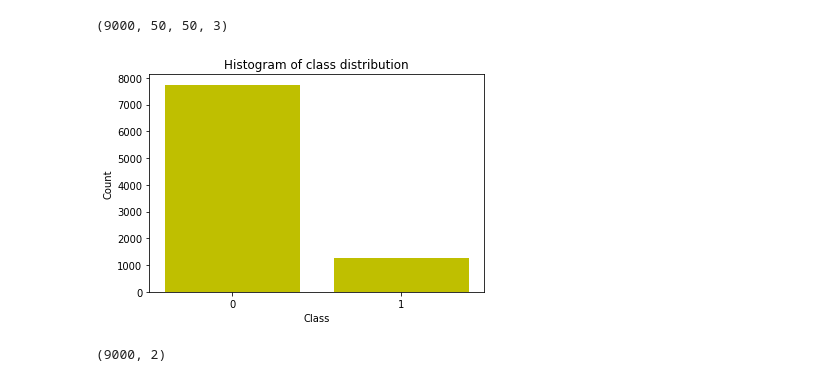
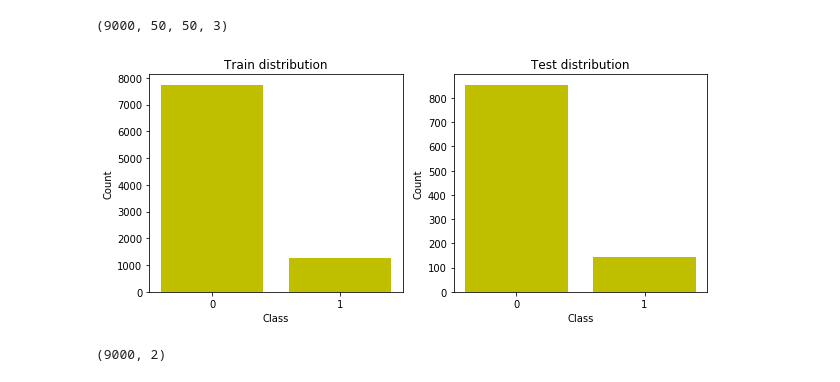
Before and after one commit to mstazherova/IDA2-Project, a Jupyter notebook: Breast Histopathology Images/playground_CNN.ipynb, the cells around one changed output. Saved outputs shown, nothing was run; the diff lists cells and outputs as text; code cells hidden in the pictures.

```diff
--- a/Breast Histopathology Images/playground_CNN.ipynb
+++ b/Breast Histopathology Images/playground_CNN.ipynb
@@ -27,15 +26,19 @@ X_train, X_test, y_train, y_test = train_test_split(scaled_X, y, test_size=0.1,
 print(X_train.shape)
 # %% [output]
 (9000, 50, 50, 3)
-# %%
-plt.hist(y_train, bins=range(0,3), facecolor='y', align = 'left', rwidth=0.8)
-plt.xlabel('Class')
-plt.ylabel('Count')
-plt.title('Histogram of class distribution')
-plt.xticks(range(2))
-plt.show()
-# %% [output]
-[figure, removed]
+# %%
+def plot_label_distr(y, title, ax):
+    ax.hist(y, bins=range(0,3), facecolor='y', align = 'left', rwidth=0.8)
+    ax.set_xlabel('Class')
+    ax.set_ylabel('Count')
+    ax.set_title(title)
+    ax.set_xticks(range(2))
+
+f, (ax1, ax2) = plt.subplots(1, 2, sharey=False, figsize=(10, 4))
+plot_label_distr(y_train, "Train distribution", ax1)
+plot_label_distr(y_test, "Test distribution", ax2)
+# %% [output]
+[figure, added]
 # %%
 y_train_onehot = np_utils.to_categorical(y_train, 2)
 y_test_onehot = np_utils.to_categorical(y_test, 2)
```
Also changed, not shown: parts of 7 cells of this notebook.
